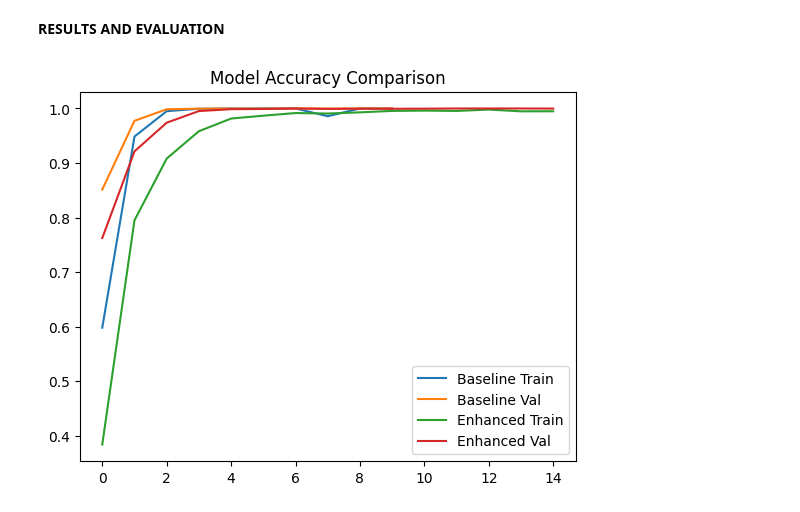
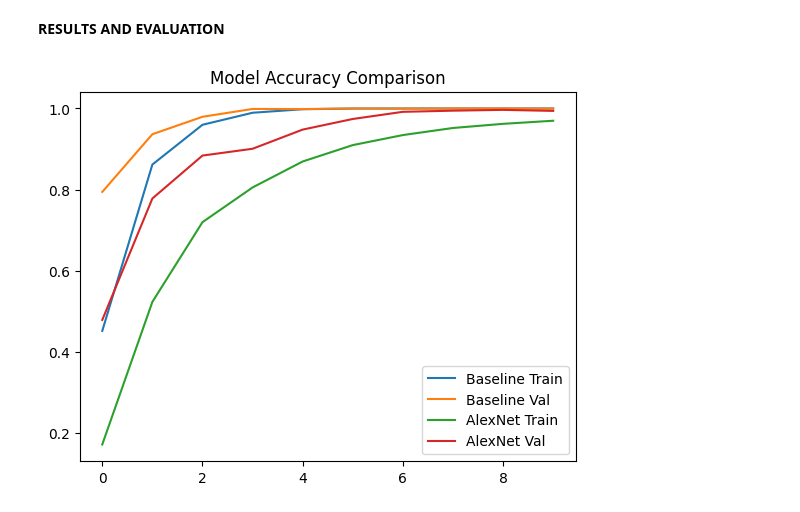
Before and after one commit to HawwaSherin/Sign-Language-CNN-M6-Assignment, a Jupyter notebook: CNN_Assignment.ipynb, the cells around one changed output. Saved outputs shown, nothing was run; the diff lists cells and outputs as text; code cells hidden in the pictures.

```diff
--- a/CNN_Assignment.ipynb
+++ b/CNN_Assignment.ipynb
@@ -71,22 +75,23 @@ Validation: (5491, 28, 28, 1)
 from tensorflow.keras.models import Sequential
 from tensorflow.keras.layers import Conv2D, MaxPooling2D, Flatten, Dense
 
-baseline_model = Sequential([
-    Conv2D(32, (3,3), activation='relu', input_shape=(28,28,1)),
-    MaxPooling2D(2,2),
+num_classes = y_train.shape[1]
 
-    Conv2D(64, (3,3), activation='relu'),
-    MaxPooling2D(2,2),
+baseline_model = Sequential()
 
-    Flatten(),
-    Dense(128, activation='relu'),
-    Dense(25, activation='softmax')
-])
+baseline_model.add(Conv2D(32, (3,3), activation='relu', input_shape=(28,28,1)))
+baseline_model.add(MaxPooling2D((2,2)))
+
+baseline_model.add(Conv2D(64, (3,3), activation='relu'))
+baseline_model.add(MaxPooling2D((2,2)))
+
+baseline_model.add(Flatten())
+
+baseline_model.add(Dense(128, activation='relu'))
+baseline_model.add(Dense(num_classes, activation='softmax'))
 
 baseline_model.compile(
     optimizer='adam',
-    loss='sparse_categorical_crossentropy',
+    loss='categorical_crossentropy',
     metrics=['accuracy']
 )
-
-baseline_model.summary()
@@ -208,0 +171,7 @@ Epoch 15/15
+# %%
+history_alex = alex_model.fit(
+    X_train, y_train,
+    validation_data=(X_val, y_val),
+    epochs=10,
+    batch_size=64
+)
@@ -209,14 +199,16 @@ Epoch 15/15
 # %% [markdown]
 **RESULTS AND EVALUATION**
 # %%
+import matplotlib.pyplot as plt
+
 plt.plot(history_base.history['accuracy'], label='Baseline Train')
 plt.plot(history_base.history['val_accuracy'], label='Baseline Val')
 
-plt.plot(history_enh.history['accuracy'], label='Enhanced Train')
-plt.plot(history_enh.history['val_accuracy'], label='Enhanced Val')
+plt.plot(history_alex.history['accuracy'], label='AlexNet Train')
+plt.plot(history_alex.history['val_accuracy'], label='AlexNet Val')
 
 plt.legend()
 plt.title("Model Accuracy Comparison")
 plt.show()
 # %% [output]
-[figure, old version]
+[figure, new version]
```
Also changed, not shown: parts of 8 cells of this notebook.
